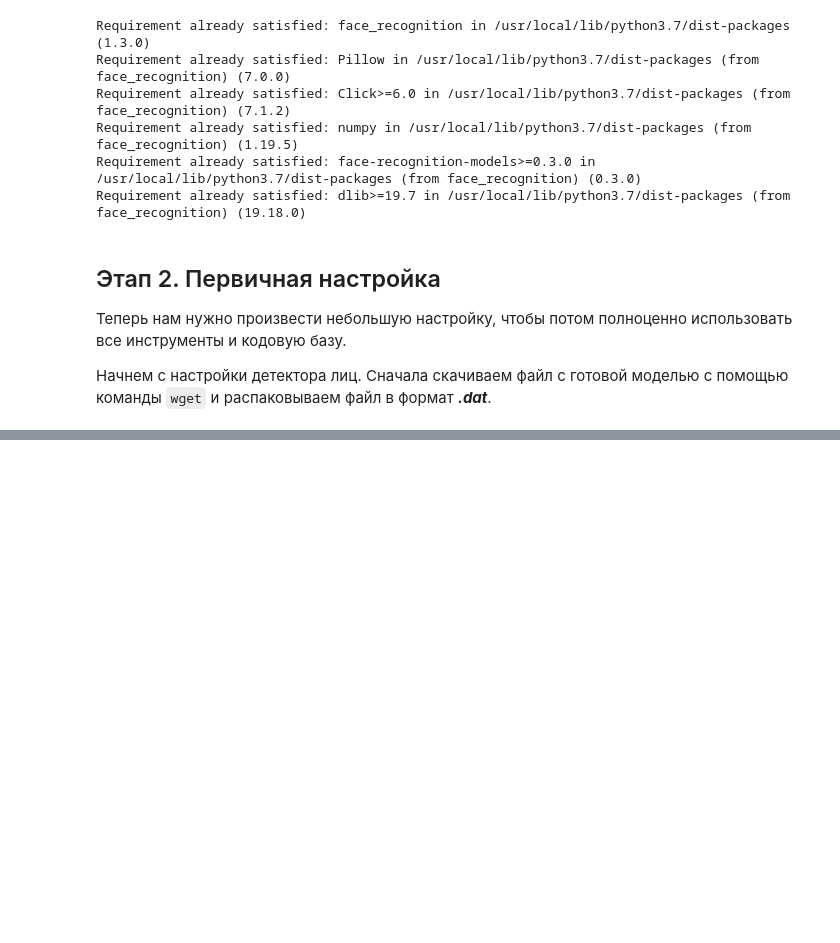
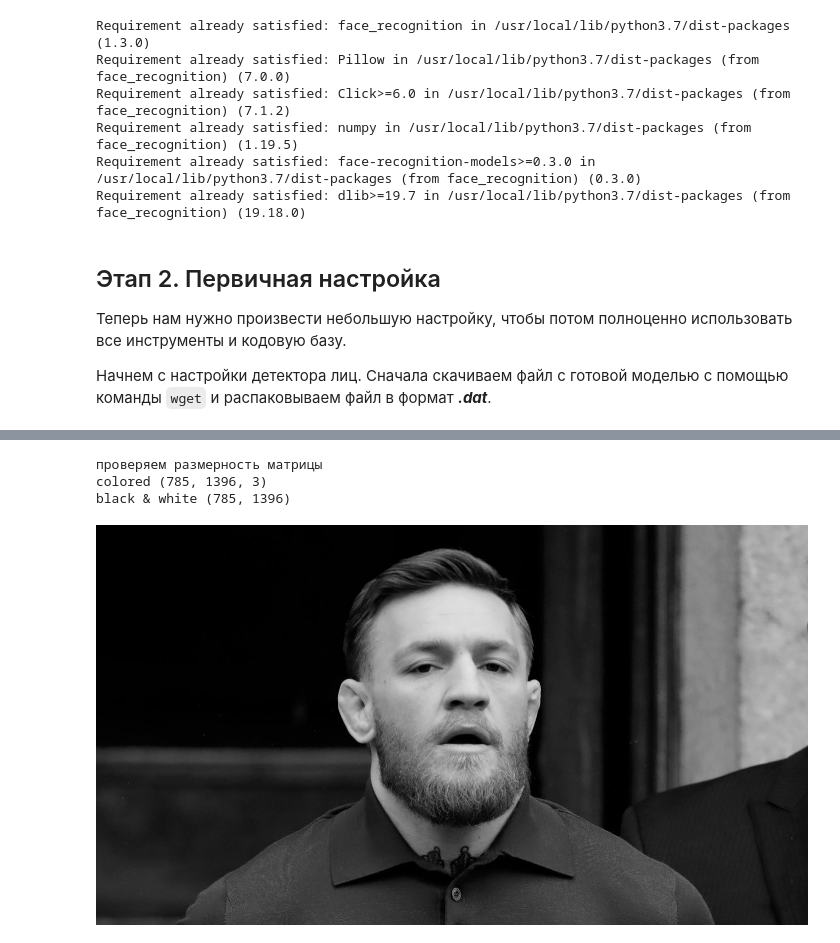
Before and after one commit to BlackCranium/NNAQ_BC, a Jupyter notebook: NNAQ_BC.ipynb, the cells around one changed output, grey strips where cells are left out. Cells and saved outputs as stored; diff of their text form; code cells hidden in the pictures; blank space fills up the shorter version.

```diff
--- a/NNAQ_BC.ipynb
+++ b/NNAQ_BC.ipynb
@@ -42,0 +54,18 @@ bunzip2 shape_predictor_68_face_landmarks.dat.bz2
+# %%
+from google.colab.patches import cv2_imshow
+
+img = cv2.imread('conan.jpeg')
+
+print('проверяем размерность матрицы')
+print('colored',img.shape) #проверяем размерность матрицы
+
+img = cv2.cvtColor(img, cv2.COLOR_BGR2GRAY) #переведем нашу цветную картинку в черно-белую
+
+print('black & white',img.shape) #проверяем размерность матрицы
+
+cv2_imshow(img) #показываем картинку
+# %% [output]
+проверяем размерность матрицы
+colored (785, 1396, 3)
+black & white (785, 1396)
+[figure, added]
```
Also changed, not shown: parts of 3 cells of this notebook.
